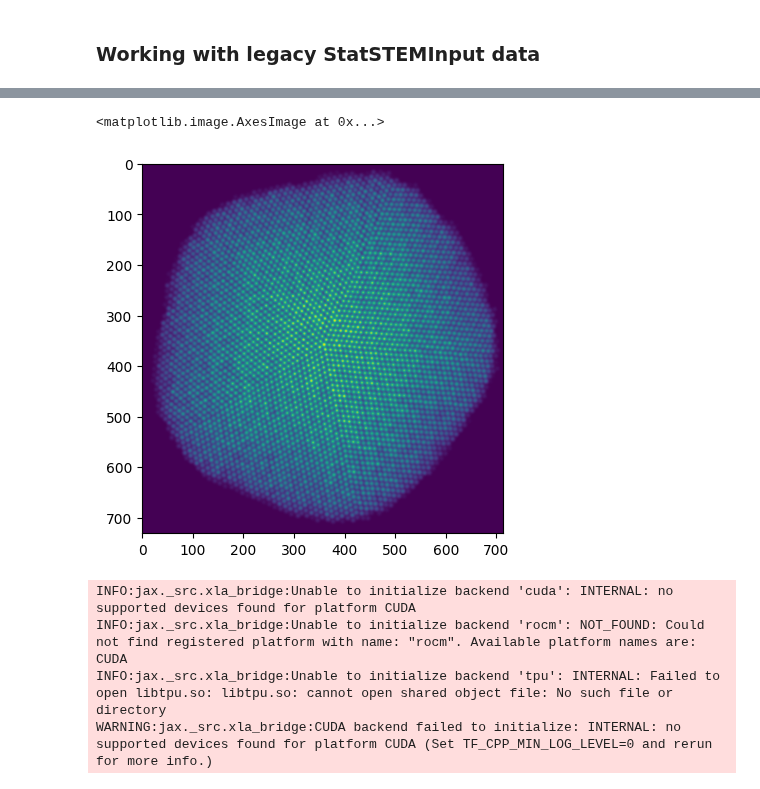
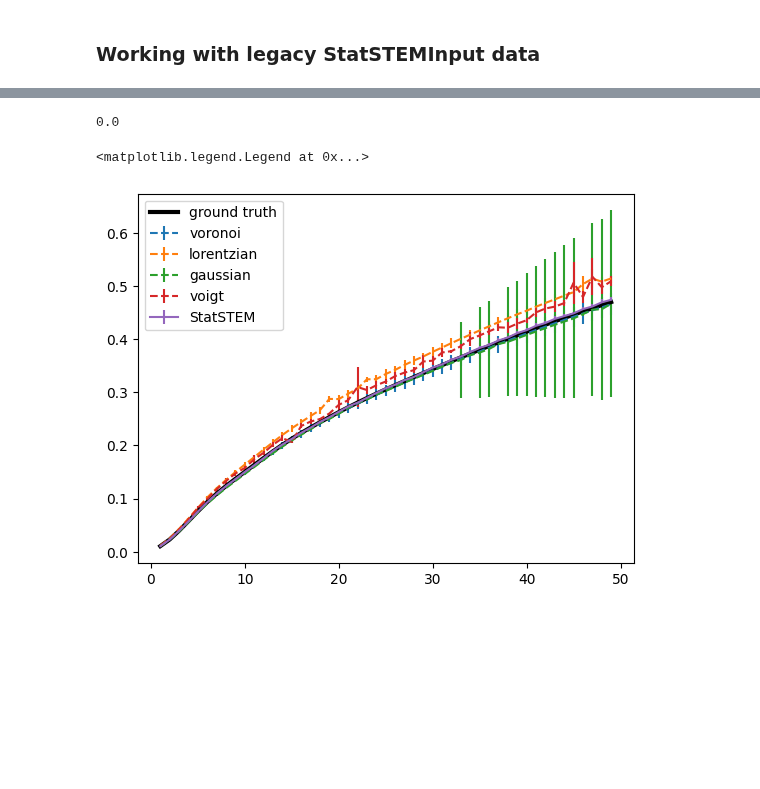
Before and after one commit to zezhong-zhang/qem, a Jupyter notebook: examples/CRLB.ipynb, the cells around one changed output, grey strips where cells are left out. Saved outputs shown, nothing was run; the diff lists cells and outputs as text; code cells hidden in the pictures; blank space fills up the shorter version.

```diff
--- a/examples/CRLB.ipynb
+++ b/examples/CRLB.ipynb
@@ -104,22 +147,0 @@ params = model.fit_patch(params, patch_size = 100,buffer_size =0, step_size=1e-2
-# %%
-plt.imshow(model.prediction)
-# %% [output]
-<matplotlib.image.AxesImage at 0x...>
-[figure, removed]
-# %%
-model.same_width = False
-model.fit_background = True
-model.model = 'gaussian'
-# model.refine_center_of_mass()
-# model.fit_global(maxiter=1000, tol=1e-4, step_size = 1e-1, verbose=True)
-params = model.init_params()
-# params = model.linear_estimator(params)
-params = model.fit_random_batch(params, batch_size= 1000, maxiter=100, tol=1e-2, step_size=1e-2, verbose=False, plot=True, num_epoch = 20)
-# params = model.linear_estimator(params)
-# model.prediction = model.predict_local(params)
-# model.update_params(params)
-# %% [output]
-INFO:jax._src.xla_bridge:Unable to initialize backend 'cuda': INTERNAL: no supported devices found for platform CUDA
-INFO:jax._src.xla_bridge:Unable to initialize backend 'rocm': NOT_FOUND: Could not find registered platform with name: "rocm". Available platform names are: CUDA
-INFO:jax._src.xla_bridge:Unable to initialize backend 'tpu': INTERNAL: Failed to open libtpu.so: libtpu.so: cannot open shared object file: No such file or directory
-WARNING:jax._src.xla_bridge:CUDA backend failed to initialize: INTERNAL: no supported devices found for platform CUDA (Set TF_CPP_MIN_LOG_LEVEL=0 and rerun for more info.)
@@ -129 +148,19 @@ model.prediction = model.predict_local(params)
+# %%
+model.voronoi_volume[0]
+# %% [output]
+0.0
+# %%
+stastem_mean = [x.mean() for x in df['StatSTEM']]
+stastem_std = [x.std() for x in df['StatSTEM']]
+
+for model_type in ['voronoi','lorentzian','gaussian','voigt']:
+    mean = [x.mean() for x in df[model_type]]
+    std = [x.std() for x in df[model_type]]
+    plt.errorbar(df['atoms'],mean,yerr=std,label=model_type,linestyle='--')
+plt.errorbar(df['atoms'],stastem_mean,yerr=stastem_std,label='StatSTEM')
+plt.plot(df['atoms'],df['ground_truth'],label='ground truth', linewidth=3, color='black')
+plt.legend()
+# %% [output]
+<matplotlib.legend.Legend at 0x...>
+[figure, added]
 # %%
```
Also changed, not shown: parts of 27 cells of this notebook, 2 other files.
